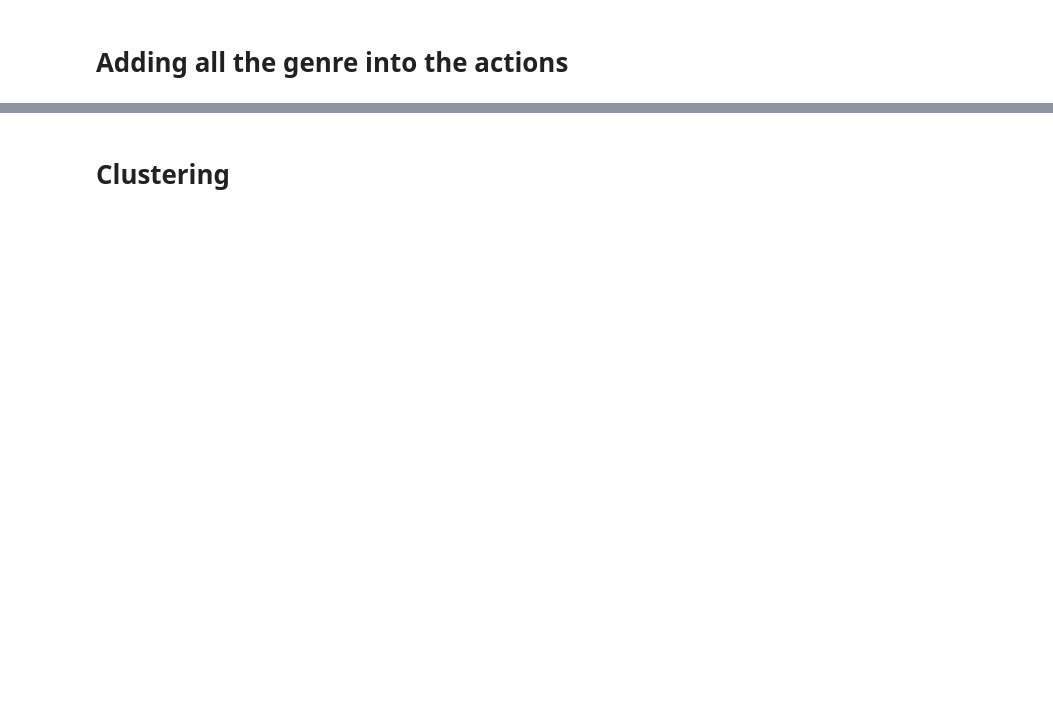
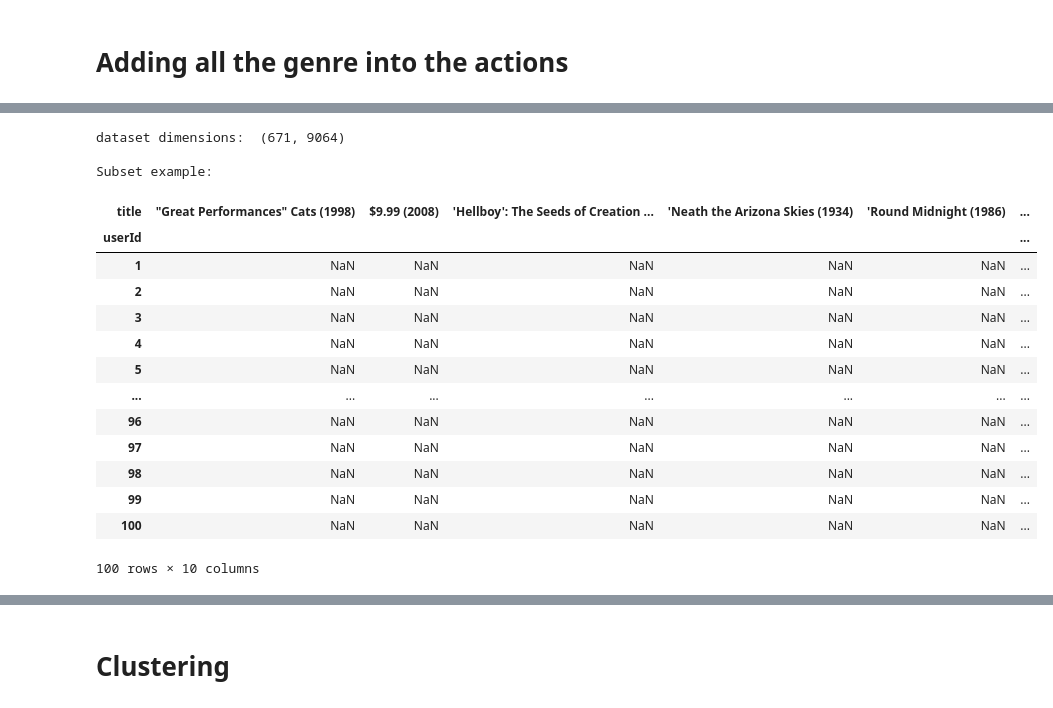
Before and after one commit to kartikeyshaurya/Covid_19_Days, a Jupyter notebook: 8Customer_Segmentation/K_means.ipynb, the cells around one changed output, grey strips where cells are left out. Drawn from its saved outputs; the diff is of its cells as text; code cells hidden in the pictures; blank space fills up the shorter version.

```diff
--- a/8Customer_Segmentation/K_means.ipynb
+++ b/8Customer_Segmentation/K_means.ipynb
@@ -216,0 +251,24 @@ ax.yaxis.grid(True, which='both')
+# %%
+ratings_title = pd.merge(ratings, movies[['movieId', 'title']], on='movieId' )
+user_movie_ratings = pd.pivot_table(ratings_title, index='userId', columns= 'title', values='rating')
+
+print('dataset dimensions: ', user_movie_ratings.shape, '\n\nSubset example:')
+user_movie_ratings.iloc[:100, :10]
+# %% [output]
+dataset dimensions:  (671, 9064)
+
+Subset example:
+| title | "Great Performances" Cats (1998) | $9.99 (2008) | 'Hellboy': The Seeds of Creation ... | 'Neath the Arizona Skies (1934) | 'Round Midnight (1986) | ... |
+| userId |  |  |  |  |  | ... |
+| 1 | NaN | NaN | NaN | NaN | NaN | ... |
+| 2 | NaN | NaN | NaN | NaN | NaN | ... |
+| 3 | NaN | NaN | NaN | NaN | NaN | ... |
+| 4 | NaN | NaN | NaN | NaN | NaN | ... |
+| 5 | NaN | NaN | NaN | NaN | NaN | ... |
+| ... | ... | ... | ... | ... | ... | ... |
+| 96 | NaN | NaN | NaN | NaN | NaN | ... |
+| 97 | NaN | NaN | NaN | NaN | NaN | ... |
+| 98 | NaN | NaN | NaN | NaN | NaN | ... |
+| 99 | NaN | NaN | NaN | NaN | NaN | ... |
+| 100 | NaN | NaN | NaN | NaN | NaN | ... |
+100 rows × 10 columns
```
Also changed, not shown: parts of 16 cells of this notebook.
